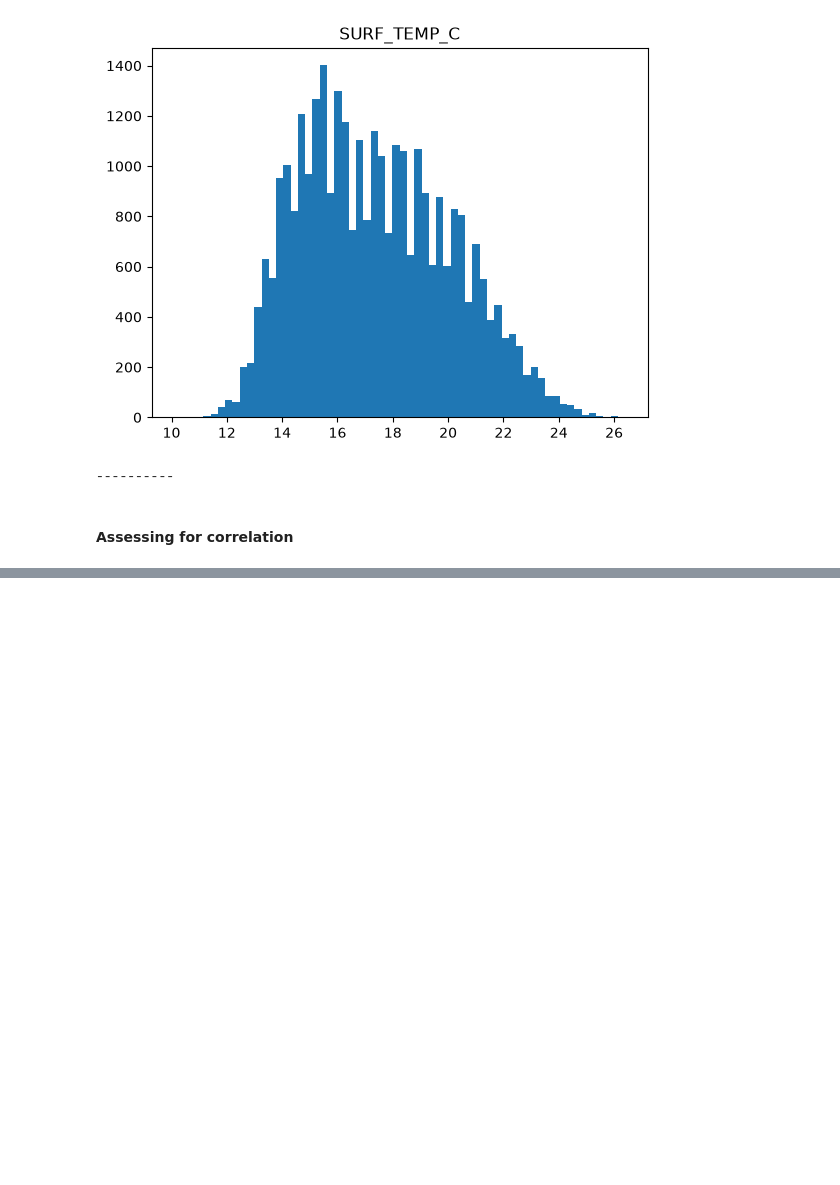
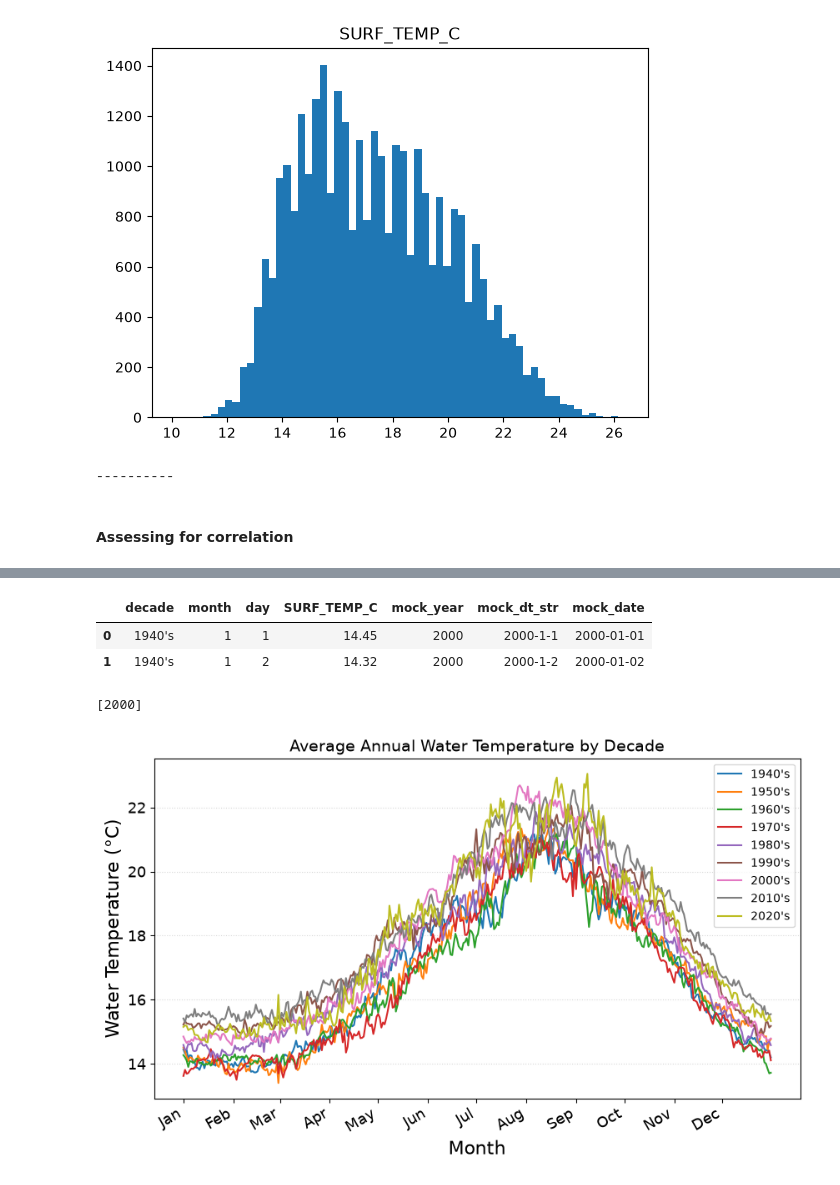
Before and after one commit to spencercody/scripps-water-temp, a Jupyter notebook: src/modeling/notebook/02-eda.ipynb, the cells around one changed output, grey strips where cells are left out. Cells and saved outputs as stored; diff of their text form; code cells hidden in the pictures; blank space fills up the shorter version.

```diff
--- a/src/modeling/notebook/02-eda.ipynb
+++ b/src/modeling/notebook/02-eda.ipynb
@@ -172,0 +214,3 @@ plt.show()
+# %%
+df['decade'] = df.decade.astype(str) + '\'s'
+df.head(2)
@@ -172,0 +221,4 @@ plt.show()
+# %%
+df = df[df.year != 1939 ]
+# %%
+decade_temps = df.groupby(['decade', 'month', 'day']).SURF_TEMP_C.mean().reset_index()
@@ -172,0 +253,10 @@ plt.show()
+# %%
+decade_temps['mock_year'] = '2000'
+decade_temps['mock_dt_str'] = decade_temps.mock_year + '-' + decade_temps.month.astype(str) + '-' + decade_temps.day.astype(str)
+decade_temps['mock_date'] = pd.to_datetime(decade_temps.mock_dt_str, format='%Y-%m-%d')
+# %%
+decade_temps.head(2)
+# %% [output]
+|  | decade | month | day | SURF_TEMP_C | mock_year | mock_dt_str | mock_date |
+| 0 | 1940's | 1 | 1 | 14.45 | 2000 | 2000-1-1 | 2000-01-01 |
+| 1 | 1940's | 1 | 2 | 14.32 | 2000 | 2000-1-2 | 2000-01-02 |
@@ -172,0 +265,21 @@ plt.show()
+# %%
+print(decade_temps["mock_date"].dt.year.unique())
+# %% [output]
+[2000]
+# %%
+fig, ax = plt.subplots(figsize=(10, 6))
+for decade, df in decade_temps.groupby('decade'):
+    ax.plot(df.mock_date, df.SURF_TEMP_C, label=decade)
+plt.legend()
+ticks = pd.date_range('2000-01-01', '2000-12-01', freq='MS')
+ax.set_xticks(ticks)
+ax.tick_params(axis='both', labelsize=13)
+ax.xaxis.set_major_formatter(mdates.DateFormatter('%b'))
+fig.autofmt_xdate()
+plt.title('Average Annual Water Temperature by Decade', fontsize=14)
+plt.xlabel('Month', fontsize=16)
+plt.ylabel('Water Temperature (\u00b0C)', fontsize=16)
+plt.grid(axis='y', alpha=.5, ls=':')
+plt.show()
+# %% [output]
+[figure, added]
```
Also changed, not shown: parts of 22 cells of this notebook.
